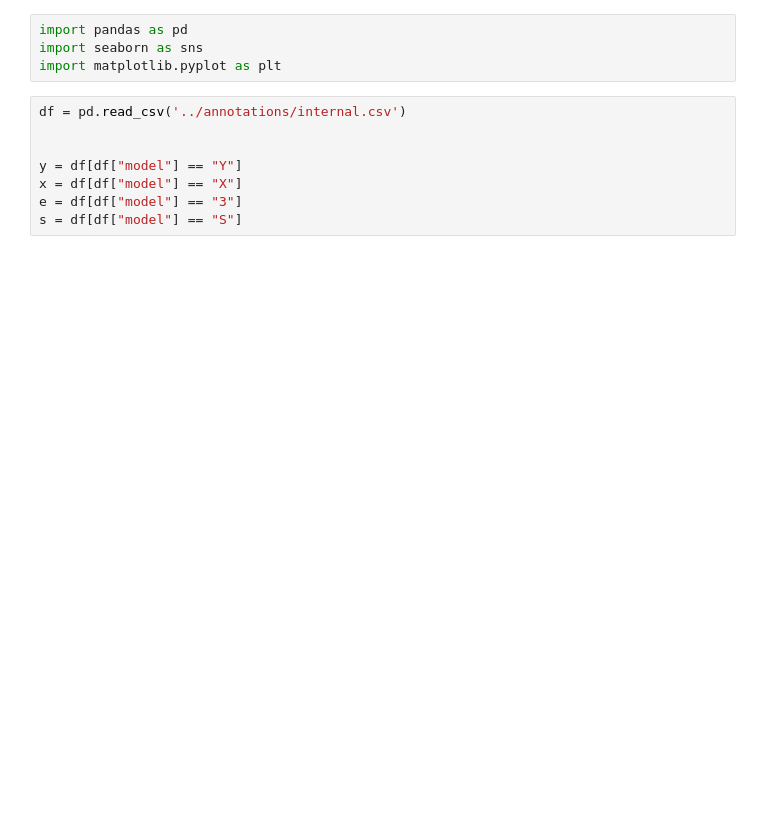
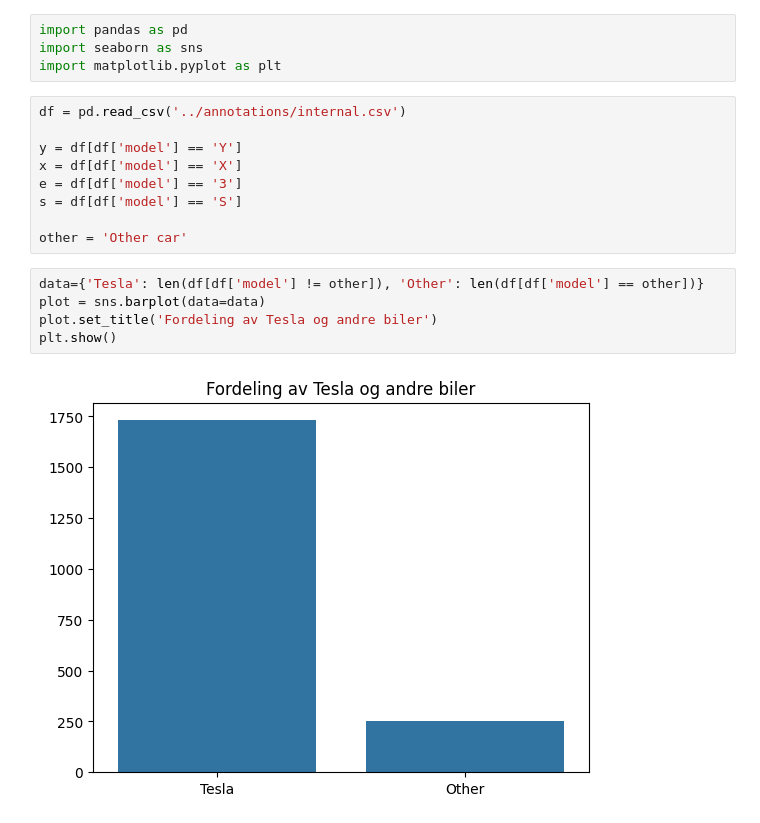
Before and after one commit to jkaste03/visual-vehicle-recognition-varying-lighting-conditions, a Jupyter notebook: notebooks/plot.ipynb, the cells around one changed output. Cells and saved outputs as stored; diff of their text form; blank space fills up the shorter version.

```diff
--- a/notebooks/plot.ipynb
+++ b/notebooks/plot.ipynb
@@ -5,9 +5,17 @@ import matplotlib.pyplot as plt
 # %%
 df = pd.read_csv('../annotations/internal.csv')
 
+y = df[df['model'] == 'Y']
+x = df[df['model'] == 'X']
+e = df[df['model'] == '3']
+s = df[df['model'] == 'S']
 
-y = df[df["model"] == "Y"]
-x = df[df["model"] == "X"]
-e = df[df["model"] == "3"]
-s = df[df["model"] == "S"]
+other = 'Other car'
+# %%
+data={'Tesla': len(df[df['model'] != other]), 'Other': len(df[df['model'] == other])}
+plot = sns.barplot(data=data)
+plot.set_title('Fordeling av Tesla og andre biler')
+plt.show()
+# %% [output]
+[figure, added]
 # %%
```
Also changed, not shown: parts of 7 cells of this notebook.
